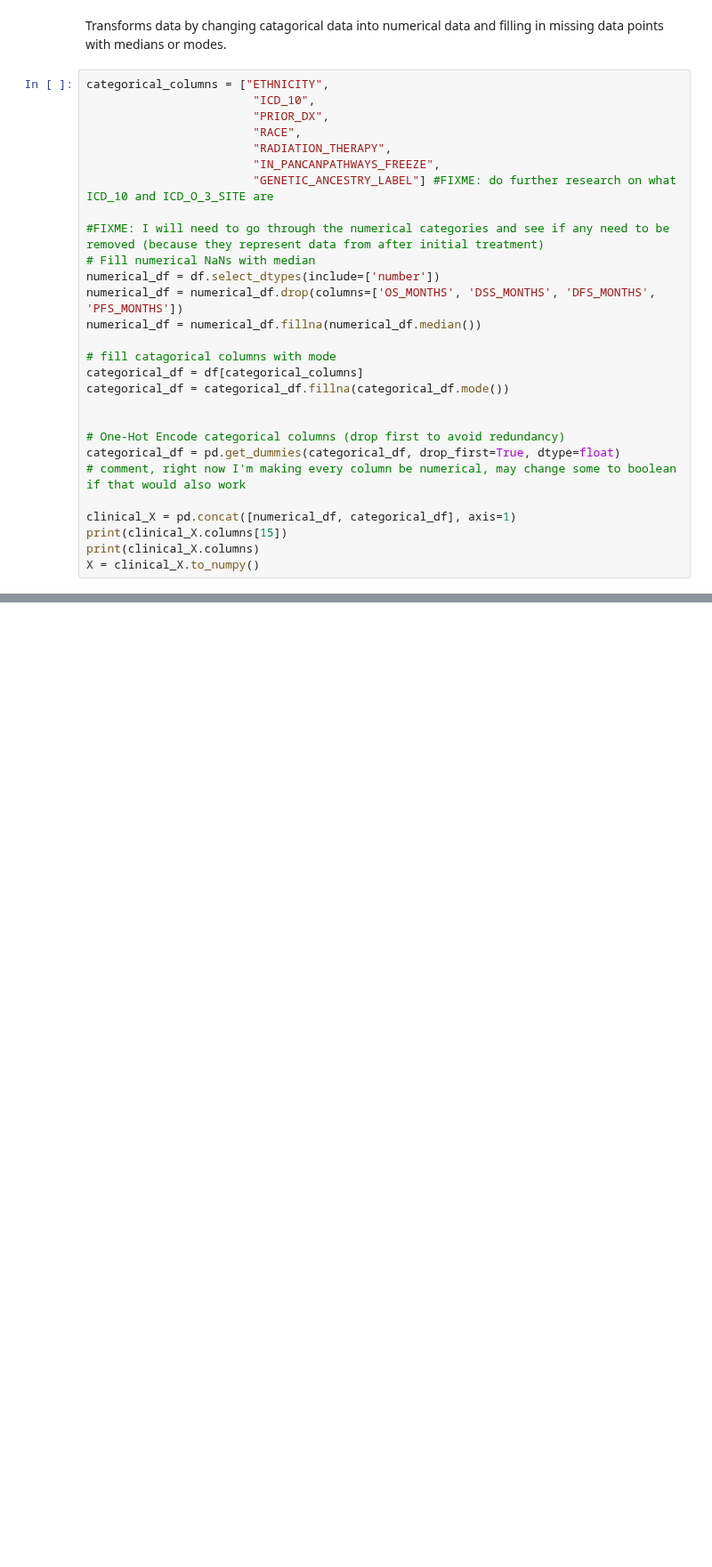
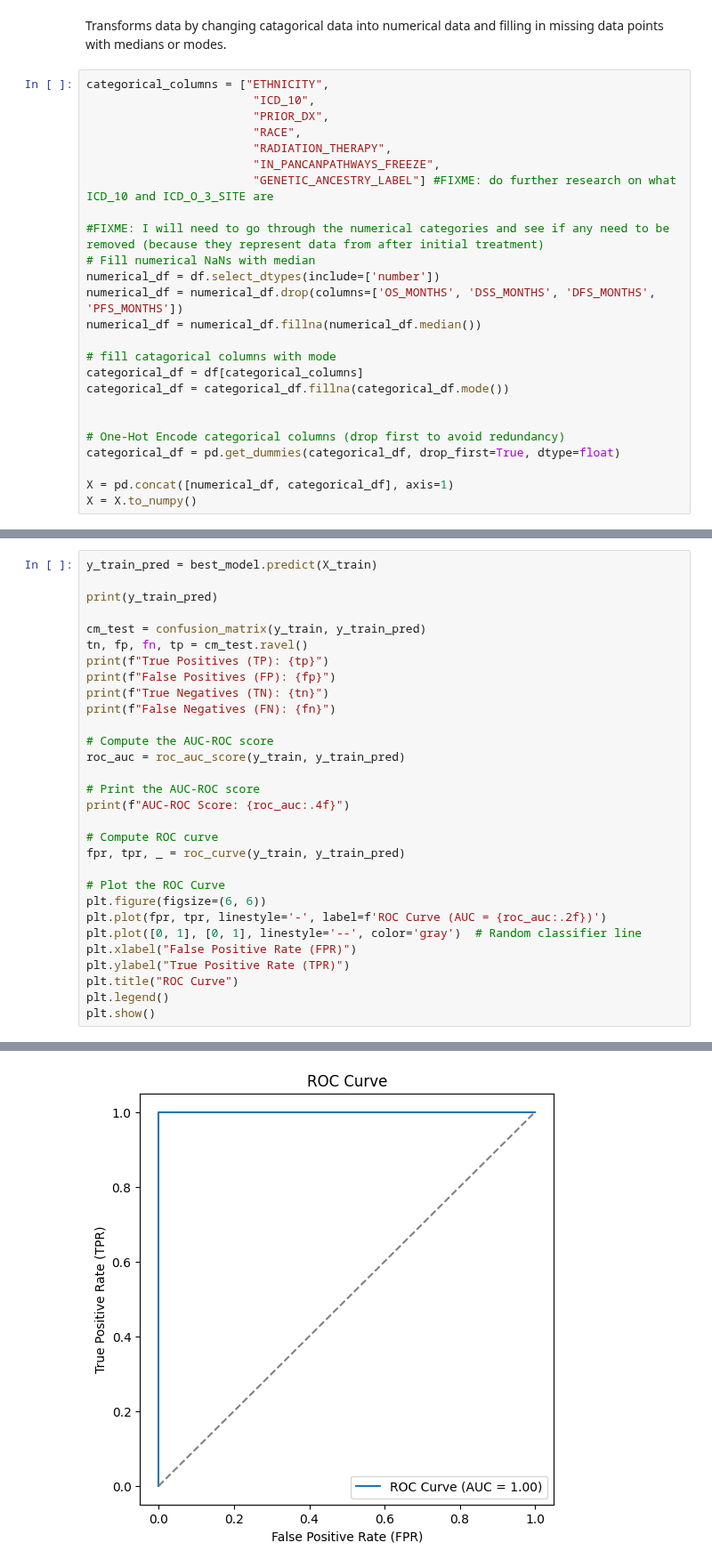
Before and after one commit to gchermside/UCEC_Recurrance, a Jupyter notebook: UCEC_recurrance_notebook.ipynb, the cells around one changed output, grey strips where cells are left out. Shown at 89% size. Drawn from its saved outputs; the diff is of its cells as text; blank space fills up the shorter version.

```diff
--- a/UCEC_recurrance_notebook.ipynb
+++ b/UCEC_recurrance_notebook.ipynb
@@ -184,9 +137,6 @@ categorical_df = categorical_df.fillna(categorical_df.mode())
 
 # One-Hot Encode categorical columns (drop first to avoid redundancy)
 categorical_df = pd.get_dummies(categorical_df, drop_first=True, dtype=float)
-# comment, right now I'm making every column be numerical, may change some to boolean if that would also work
 
-clinical_X = pd.concat([numerical_df, categorical_df], axis=1)
-print(clinical_X.columns[15])
-print(clinical_X.columns)
-X = clinical_X.to_numpy()
+X = pd.concat([numerical_df, categorical_df], axis=1)
+X = X.to_numpy()
@@ -271,0 +271,31 @@ AUC-ROC Score: 0.7131
+# %%
+y_train_pred = best_model.predict(X_train)
+
+print(y_train_pred)
+
+cm_test = confusion_matrix(y_train, y_train_pred)
+tn, fp, fn, tp = cm_test.ravel()
+print(f"True Positives (TP): {tp}")
+print(f"False Positives (FP): {fp}")
+print(f"True Negatives (TN): {tn}")
+print(f"False Negatives (FN): {fn}")
+
+# Compute the AUC-ROC score
+roc_auc = roc_auc_score(y_train, y_train_pred)
+
+# Print the AUC-ROC score
+print(f"AUC-ROC Score: {roc_auc:.4f}")
+
+# Compute ROC curve
+fpr, tpr, _ = roc_curve(y_train, y_train_pred)
+
+# Plot the ROC Curve
+plt.figure(figsize=(6, 6))
+plt.plot(fpr, tpr, linestyle='-', label=f'ROC Curve (AUC = {roc_auc:.2f})')
+plt.plot([0, 1], [0, 1], linestyle='--', color='gray')  # Random classifier line
+plt.xlabel("False Positive Rate (FPR)")
+plt.ylabel("True Positive Rate (TPR)")
+plt.title("ROC Curve")
+plt.legend()
+plt.show()
+# %% [output]
@@ -271,0 +318 @@ AUC-ROC Score: 0.7131
+[figure, added]
```
Also changed, not shown: parts of 11 cells of this notebook.
